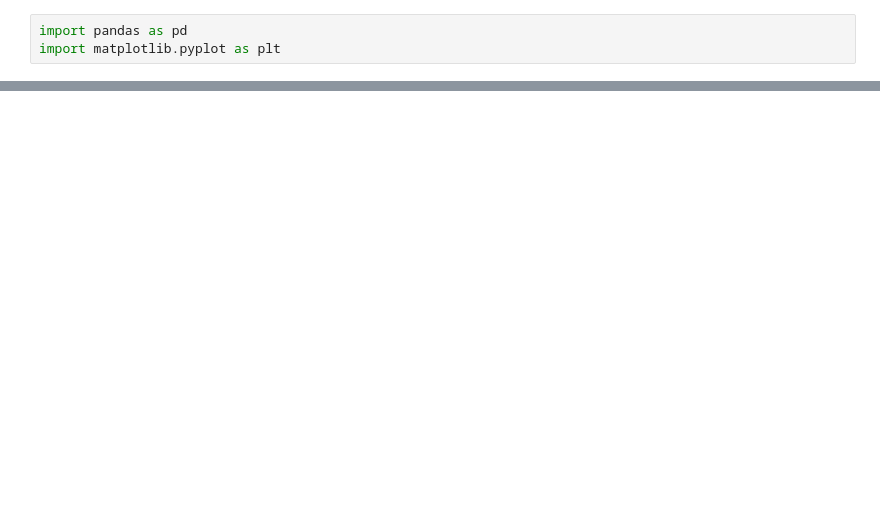
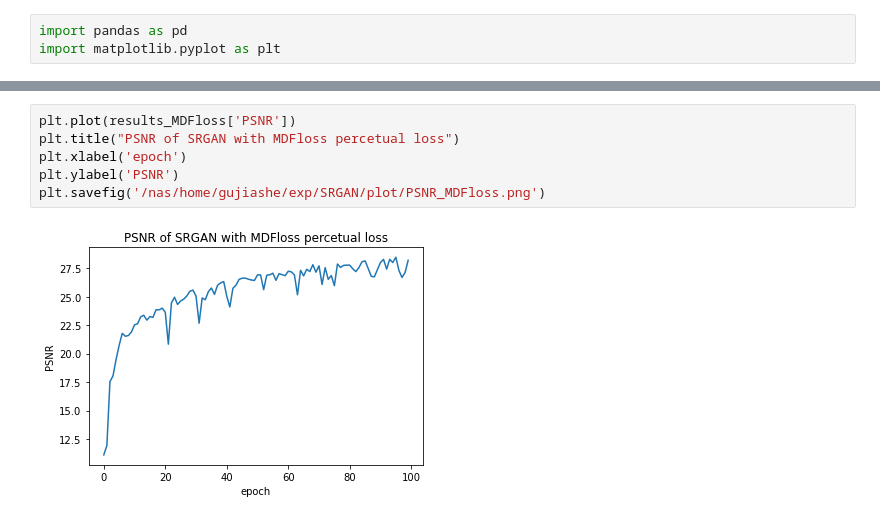
Before and after one commit to jiashenggu/SRGAN, a Jupyter notebook: metrics.ipynb, the cells around one changed output, grey strips where cells are left out. Saved outputs shown, nothing was run; the diff lists cells and outputs as text; blank space fills up the shorter version.

```diff
--- a/metrics.ipynb
+++ b/metrics.ipynb
@@ -22,0 +23,8 @@ results_vgg19
+# %%
+plt.plot(results_MDFloss['PSNR'])
+plt.title("PSNR of SRGAN with MDFloss percetual loss")
+plt.xlabel('epoch')
+plt.ylabel('PSNR')
+plt.savefig('/nas/home/gujiashe/exp/SRGAN/plot/PSNR_MDFloss.png')
+# %% [output]
+[figure, added]
```
Also changed, not shown: parts of 5 cells of this notebook, 15 other files.
